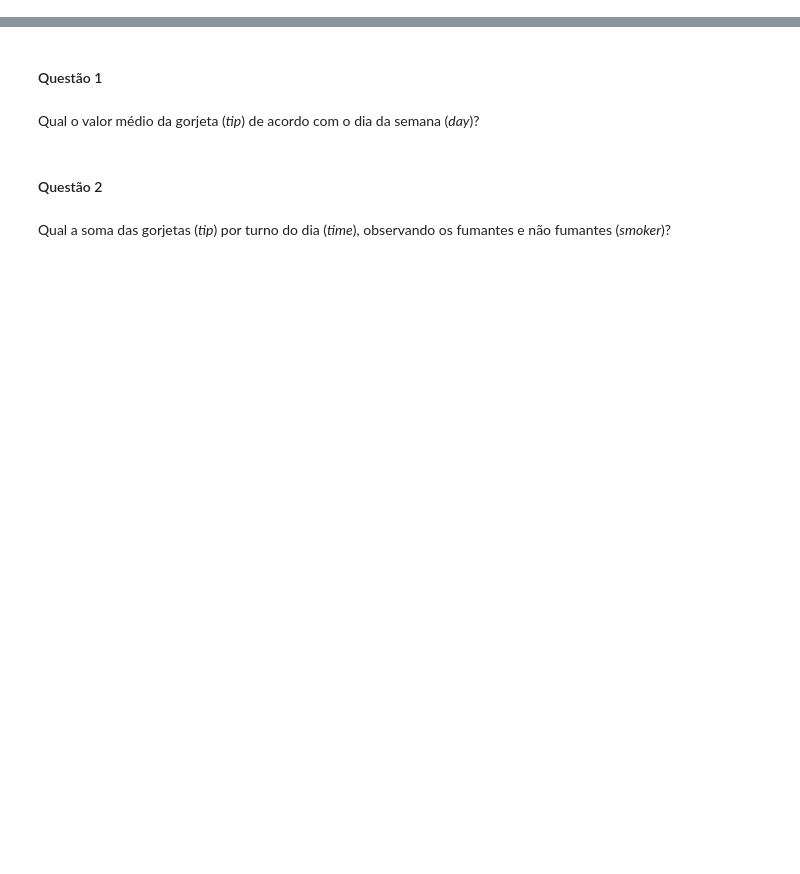
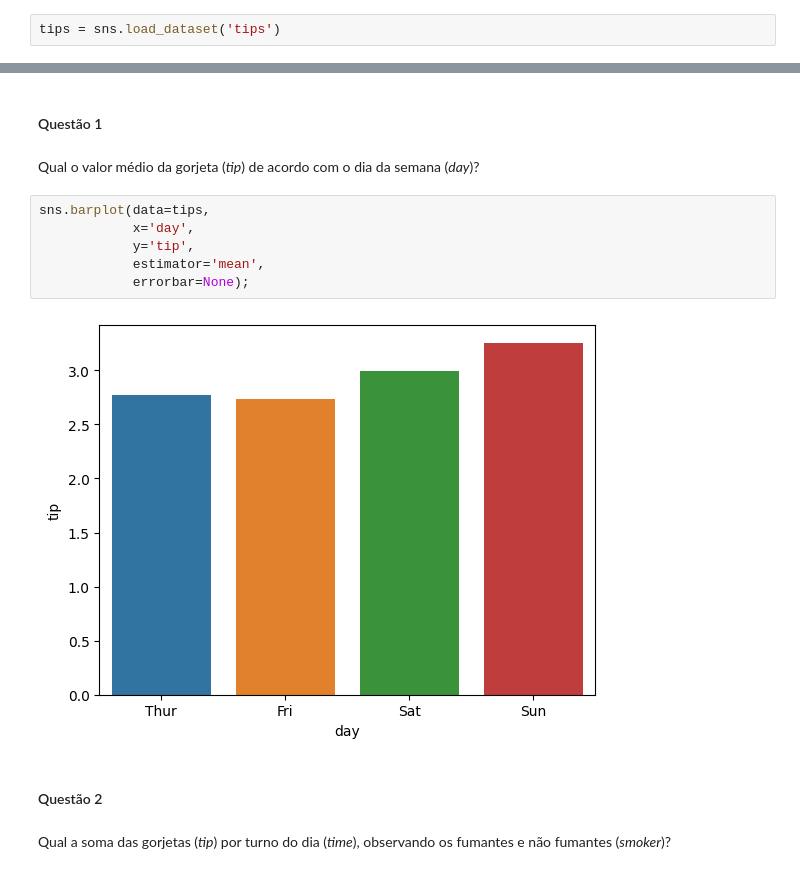
Before and after one commit to eltonflaviolima/Python_e_Dados, a Jupyter notebook: Tecnicas_de_programacao2/Aula03/Aula 3 - Seaborn.ipynb, the cells around one changed output, grey strips where cells are left out. Drawn from its saved outputs; the diff is of its cells as text; blank space fills up the shorter version.

```diff
--- a/Tecnicas_de_programacao2/Aula03/Aula 3 - Seaborn.ipynb
+++ b/Tecnicas_de_programacao2/Aula03/Aula 3 - Seaborn.ipynb
@@ -335,3 +335,5 @@ import numpy as np
 import pandas as pd
 import seaborn as sns
 import matplotlib.pyplot as plt
+# %%
+tips = sns.load_dataset('tips')
@@ -339,6 +350,14 @@ import matplotlib.pyplot as plt
 #### Questão 1
 # %% [markdown]
 Qual o valor médio da gorjeta (*tip*) de acordo com o dia da semana (*day*)?
+# %%
+sns.barplot(data=tips,
+            x='day',
+            y='tip',
+            estimator='mean',
+            errorbar=None);
+# %% [output]
+[figure, added]
 # %% [markdown]
 #### Questão 2
 # %% [markdown]
```
Also changed, not shown: parts of 6 cells of this notebook.
